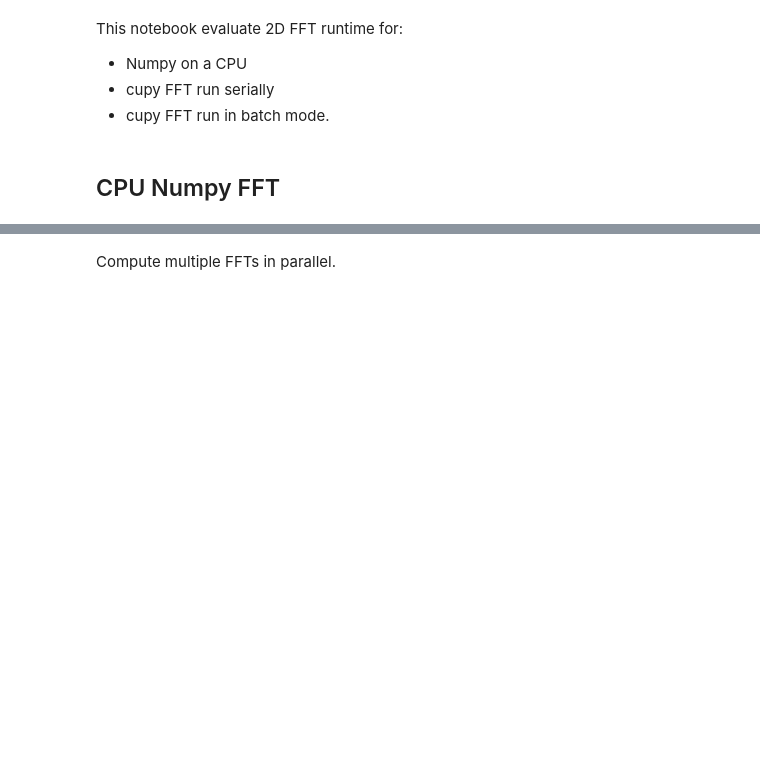
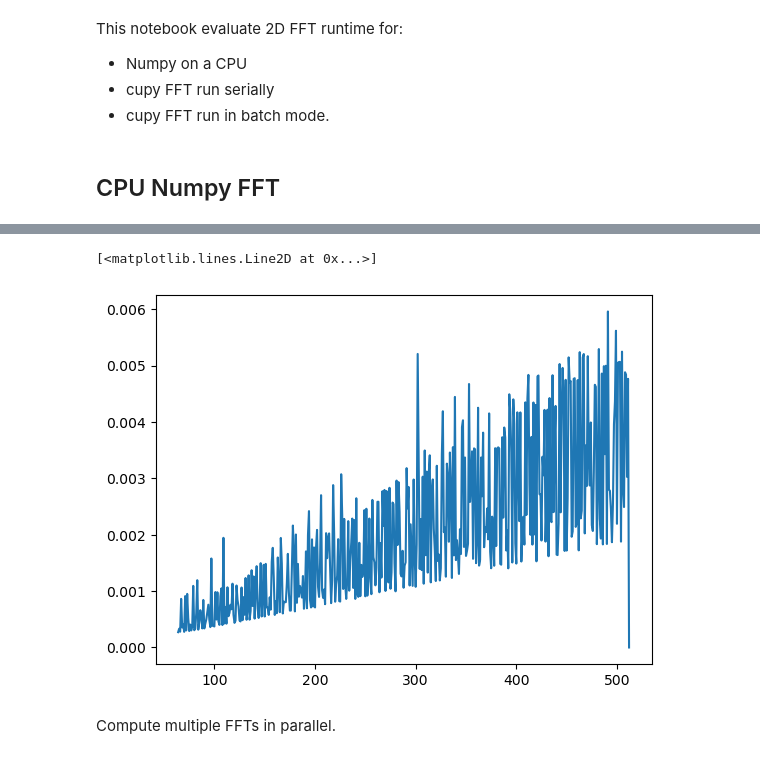
Before and after one commit to fastice/fftCudaBench, a Jupyter notebook: FFTTest.ipynb, the cells around one changed output, grey strips where cells are left out. Saved outputs shown, nothing was run; the diff lists cells and outputs as text; code cells hidden in the pictures; blank space fills up the shorter version.

Commit message:
with figures

```diff
--- a/FFTTest.ipynb
+++ b/FFTTest.ipynb
@@ -108,5 +110,8 @@ cb.set_label('fft time (s)')
 # %%
-plt.plot(resultNP[192-64, :], '.')
+plt.plot(np.arange(fftMin, fftMax+1),resultNP[192-64, :])
+# %% [output]
+[<matplotlib.lines.Line2D at 0x...>]
+[figure, added]
 # %% [markdown]
 Compute multiple FFTs in parallel.
 # %% [markdown]
```
Also changed, not shown: parts of 10 cells of this notebook.
